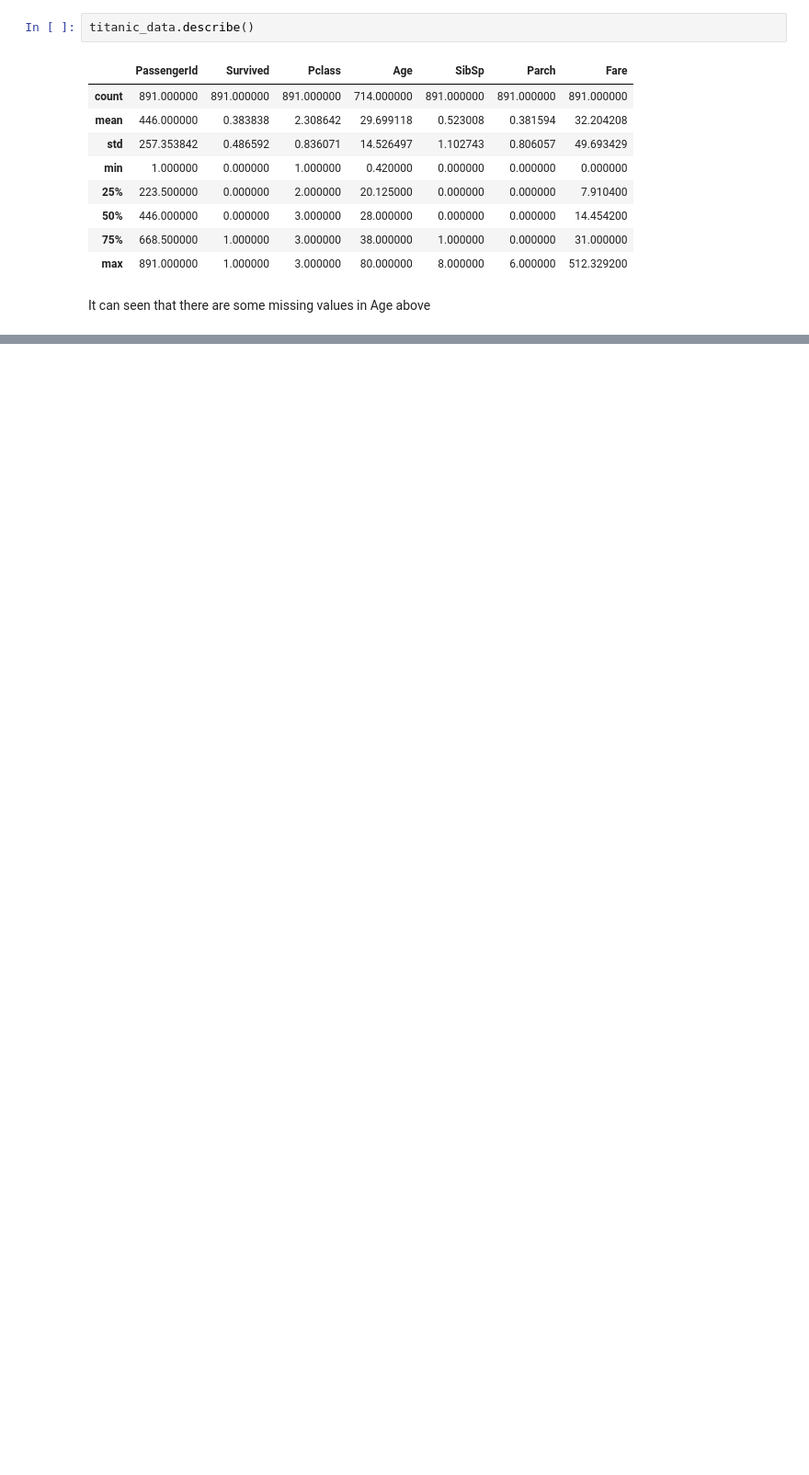
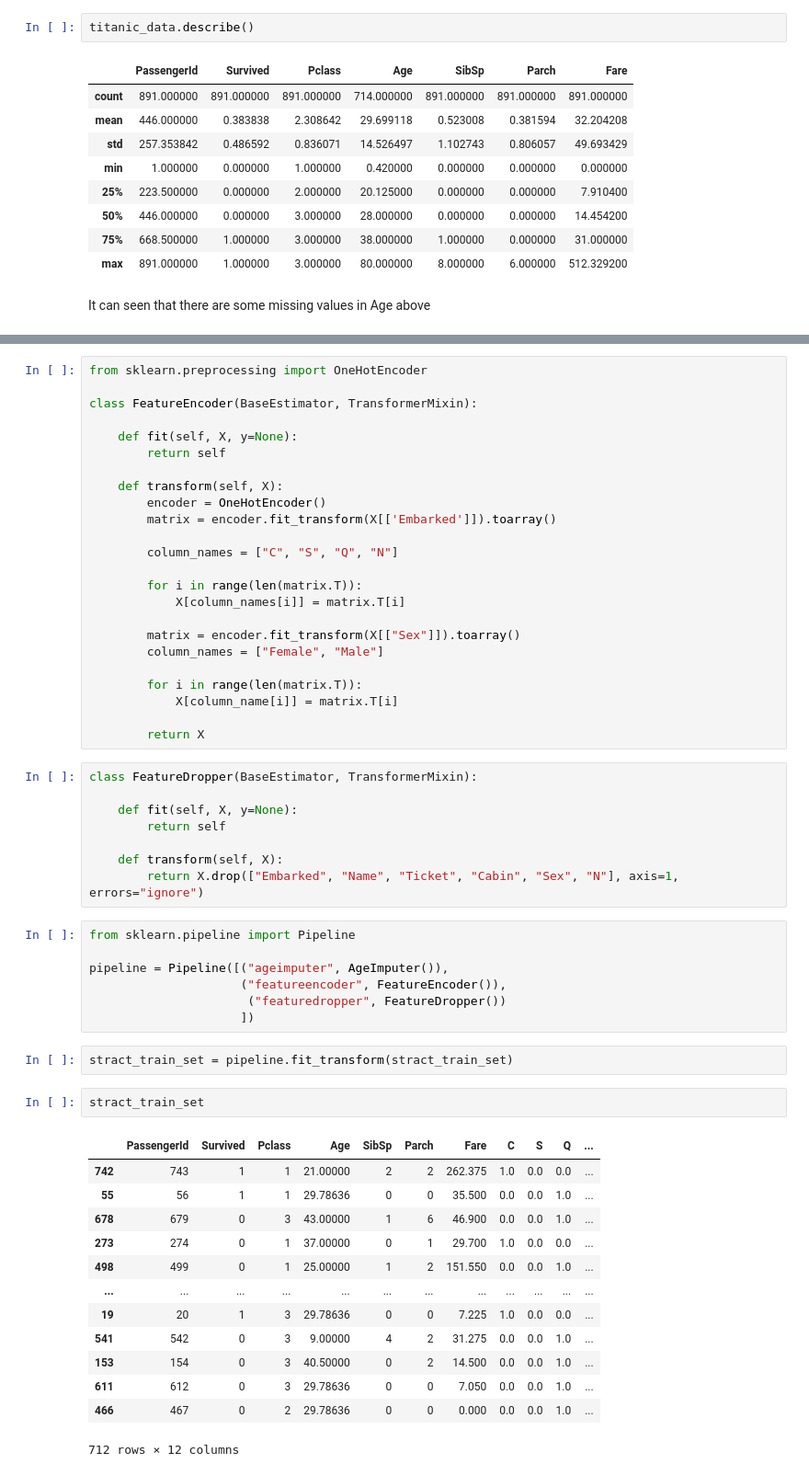
Before and after one commit to Blessman-Newton/CODSOFT, a Jupyter notebook: Titanic/Titanic.ipynb, the cells around one changed output, grey strips where cells are left out. Shown at 92% size. Cells and saved outputs as stored; diff of their text form; blank space fills up the shorter version.

```diff
--- a/Titanic/Titanic.ipynb
+++ b/Titanic/Titanic.ipynb
@@ -67,0 +123,57 @@ stract_test_set
+# %%
+from sklearn.preprocessing import OneHotEncoder
+
+class FeatureEncoder(BaseEstimator, TransformerMixin):
+
+    def fit(self, X, y=None):
+        return self
+
+    def transform(self, X):
+        encoder = OneHotEncoder()
+        matrix = encoder.fit_transform(X[['Embarked']]).toarray()
+
+        column_names = ["C", "S", "Q", "N"]
+
+        for i in range(len(matrix.T)):
+            X[column_names[i]] = matrix.T[i]
+
+        matrix = encoder.fit_transform(X[["Sex"]]).toarray()
+        column_names = ["Female", "Male"]
+
+        for i in range(len(matrix.T)):
+            X[column_name[i]] = matrix.T[i]
+
+        return X
+# %%
+class FeatureDropper(BaseEstimator, TransformerMixin):
+
+    def fit(self, X, y=None):
+        return self
+
+    def transform(self, X):
+        return X.drop(["Embarked", "Name", "Ticket", "Cabin", "Sex", "N"], axis=1, errors="ignore")
+# %%
+from sklearn.pipeline import Pipeline
+
+pipeline = Pipeline([("ageimputer", AgeImputer()),
+                     ("featureencoder", FeatureEncoder()),
+                      ("featuredropper", FeatureDropper())
+                     ])
+# %%
+stract_train_set = pipeline.fit_transform(stract_train_set)
+# %%
+stract_train_set
+# %% [output]
+|  | PassengerId | Survived | Pclass | Age | SibSp | Parch | Fare | C | S | Q | ... |
+| 742 | 743 | 1 | 1 | 21.00000 | 2 | 2 | 262.375 | 1.0 | 0.0 | 0.0 | ... |
+| 55 | 56 | 1 | 1 | 29.78636 | 0 | 0 | 35.500 | 0.0 | 0.0 | 1.0 | ... |
+| 678 | 679 | 0 | 3 | 43.00000 | 1 | 6 | 46.900 | 0.0 | 0.0 | 1.0 | ... |
+| 273 | 274 | 0 | 1 | 37.00000 | 0 | 1 | 29.700 | 1.0 | 0.0 | 0.0 | ... |
+| 498 | 499 | 0 | 1 | 25.00000 | 1 | 2 | 151.550 | 0.0 | 0.0 | 1.0 | ... |
+| ... | ... | ... | ... | ... | ... | ... | ... | ... | ... | ... | ... |
+| 19 | 20 | 1 | 3 | 29.78636 | 0 | 0 | 7.225 | 1.0 | 0.0 | 0.0 | ... |
+| 541 | 542 | 0 | 3 | 9.00000 | 4 | 2 | 31.275 | 0.0 | 0.0 | 1.0 | ... |
+| 153 | 154 | 0 | 3 | 40.50000 | 0 | 2 | 14.500 | 0.0 | 0.0 | 1.0 | ... |
+| 611 | 612 | 0 | 3 | 29.78636 | 0 | 0 | 7.050 | 0.0 | 0.0 | 1.0 | ... |
+| 466 | 467 | 0 | 2 | 29.78636 | 0 | 0 | 0.000 | 0.0 | 0.0 | 1.0 | ... |
+712 rows × 12 columns
```
Also changed, not shown: parts of 11 cells of this notebook.
